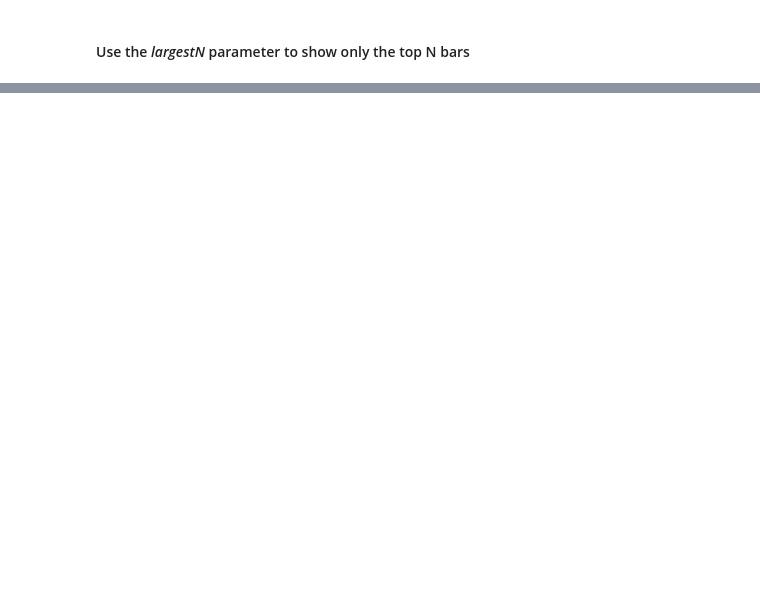
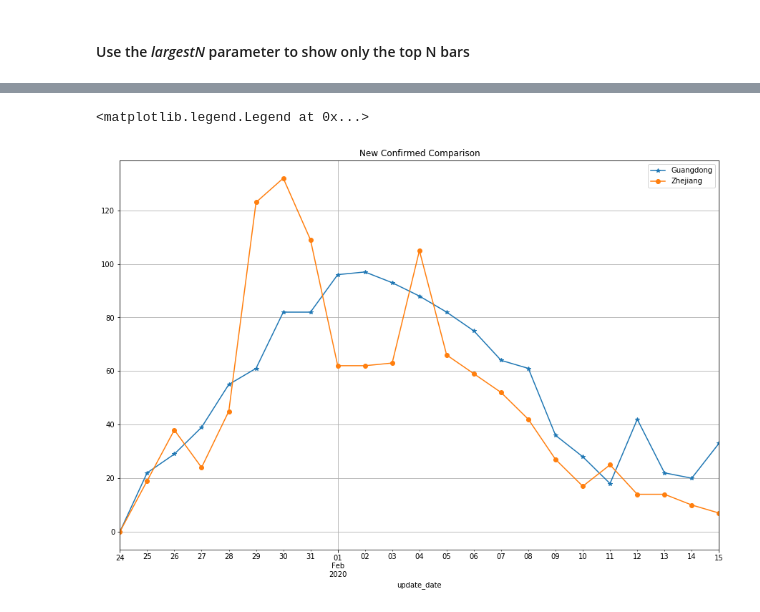
Before and after one commit to jianxu305/nCov2019_analysis, a Jupyter notebook: src/demo.en.ipynb, the cells around one changed output, grey strips where cells are left out. Drawn from its saved outputs; the diff is of its cells as text; code cells hidden in the pictures; blank space fills up the shorter version.

```diff
--- a/src/demo.en.ipynb
+++ b/src/demo.en.ipynb
@@ -143,0 +160,12 @@ plt.show()
+# %%
+# answer to Q2
+frm1 = daily_frm[(daily_frm['province_name_en'] == 'Guangdong') | (daily_frm['province_name_en'] == 'Zhejiang')].copy()
+frm1['update_date'] = pd.to_datetime(frm1['update_date'])
+frm2 = frm1.groupby(['update_date', 'province_name_en']).agg('sum')
+# %%
+ax = frm2['new_confirmed'][:, 'Guangdong'].plot(figsize=(15,10), label='Guangdong', grid=True, marker='*')
+frm2['new_confirmed'][:, 'Zhejiang'].plot(ax=ax, label='Zhejiang', grid=True, title='New Confirmed Comparison', marker='o')
+ax.legend(loc='upper right')
+# %% [output]
+<matplotlib.legend.Legend at 0x...>
+[figure, added]
```
Also changed, not shown: parts of 18 cells of this notebook, 3 other files.
